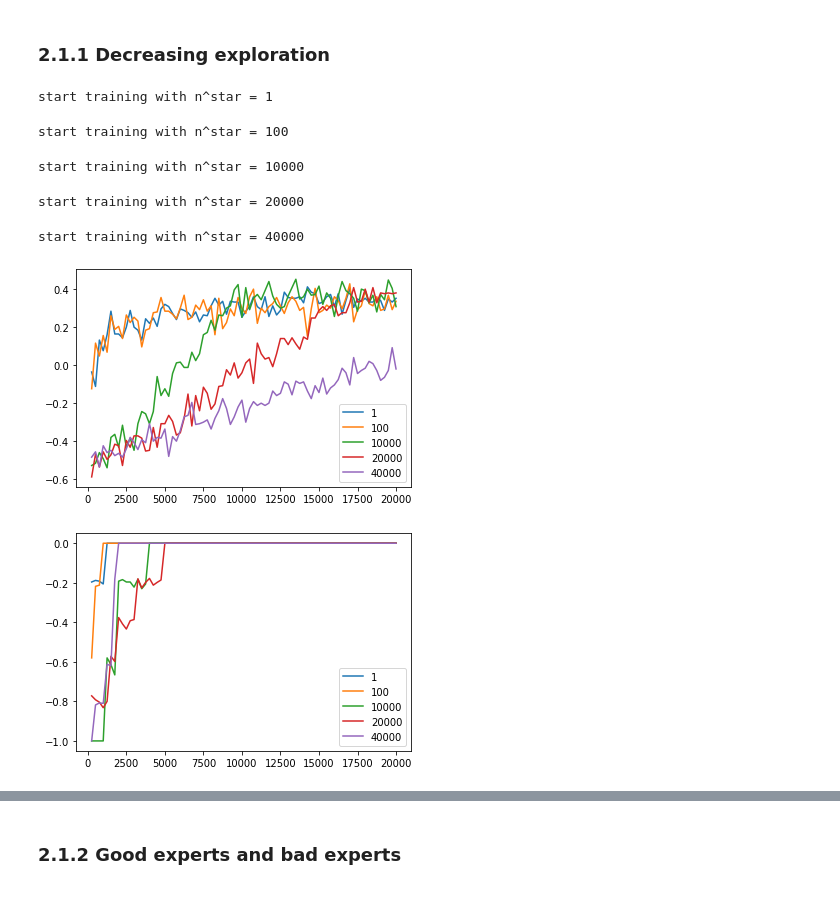
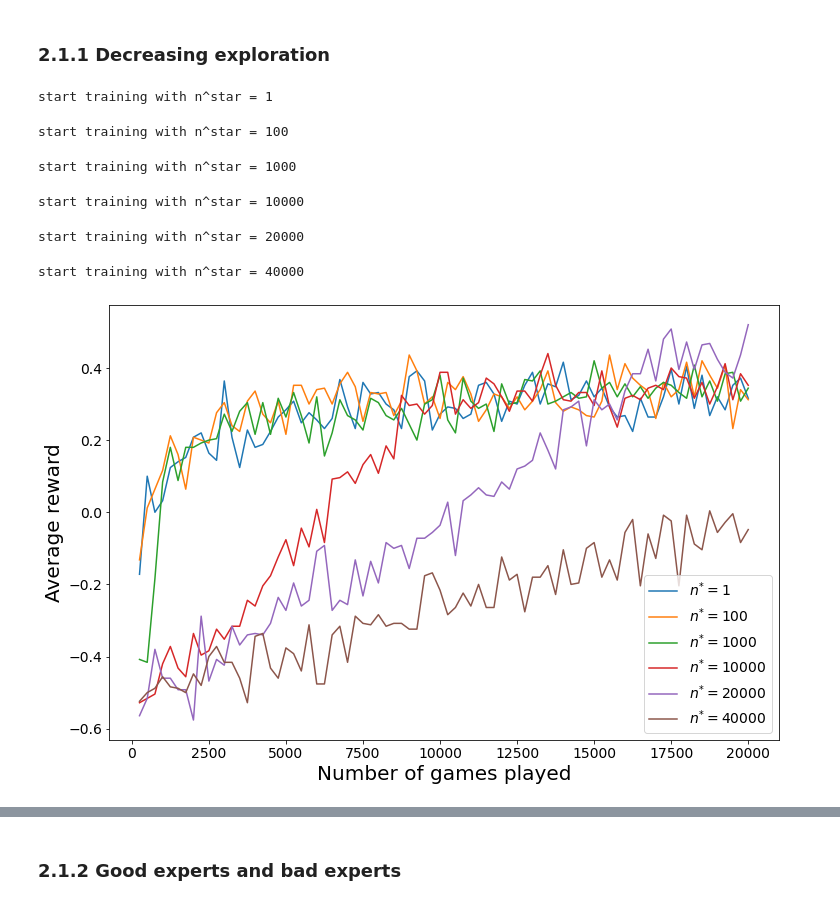
Before and after one commit to hibetterheyj/CS-456_RL_Project, a Jupyter notebook: tic_tac_toe_q_learning.ipynb, the cells around one changed output, grey strips where cells are left out. Saved outputs shown, nothing was run; the diff lists cells and outputs as text; code cells hidden in the pictures.

```diff
--- a/tic_tac_toe_q_learning.ipynb
+++ b/tic_tac_toe_q_learning.ipynb
@@ -296,7 +314,7 @@ def run_episode(agent1, agent2, env, switch: bool):
             grid, end, winner = env.step(move, print_grid=False)
     return winner, agent1, agent2
 # %%
-def eval(agent1, agent2, n_episode: int = 500) -> Dict:
+def compute_metrics(agent1, agent2, n_episode: int = 500) -> Dict:
     env = TictactoeEnv()
     win, los, draw = 0, 0, 0
     res = []
@@ -327,11 +345,11 @@ def eval(agent1, agent2, n_episode: int = 500) -> Dict:
 
     return res_info
 # %%
-metric_dict = {'opt': 0.0, 'rand': 1.0}
-for (mode, epsilon) in metric_dict.items():
-    player_opt = OptimalPlayer(epsilon=0.)
-    player_baseline = OptimalPlayer(epsilon=epsilon)
-    res_info = eval(player_opt, player_baseline)
+# metric_dict = {'opt': 0.0, 'rand': 1.0}
+# for (mode, epsilon) in metric_dict.items():
+#     player_opt = OptimalPlayer(epsilon=0.)
+#     player_baseline = OptimalPlayer(epsilon=epsilon)
+#     res_info = eval(player_opt, player_baseline)
 
-    print("# Eval with Opt({})".format(epsilon))
-    print('M{} = {}, Draw rate = {}'.format(mode, res_info['metric'], res_info['draw_rate']))
+#     print("# Eval with Opt({})".format(epsilon))
+#     print('M{} = {}, Draw rate = {}'.format(mode, res_info['metric'], res_info['draw_rate']))
@@ -379,6 +390,7 @@ for i in tqdm(range(20000)):
     player_opt_for_train = OptimalPlayer(epsilon=0.5, player=Turns[0])
     player_qlearning.player = Turns[1]
 
+    first_step = True
     while not end:
         if env.current_player == player_qlearning.player:
             move = player_qlearning.act(grid)
@@ -388,13 +400,14 @@ for i in tqdm(range(20000)):
         grid, end, winner = env.step(move, print_grid=False)
         reward = env.reward(player_qlearning.player)
 
-        special_case = np.sum(grid == 1) == 1 and np.sum(grid == 0) == 8
-        if (env.current_player == player_qlearning.player or end) and not special_case:
+        if (env.current_player == player_qlearning.player or end) and not first_step:
             player_qlearning.update_q(
                 reward=reward,
                 grid=grid,
                 is_end=end,
             )
+
+        first_step = False
 
         if end:
             reward_record.append(env.reward(player=player_qlearning.player))
@@ -421,7 +438,7 @@ Turns_even = np.array(["O", "X"])
 player_opt = OptimalPlayer(epsilon=0)
 player_rand = OptimalPlayer(epsilon=1)
 
-n_star_list = [1, 100, 10000, 20000, 40000]
+n_star_list = [1, 100, 1000, 10000, 20000, 40000]
 avg_reward_record_dict = {}
 metrics_dict = {"M_opt": {}, "M_rand": {}}
 for n_star in n_star_list:
@@ -445,6 +462,7 @@ for n_star in n_star_list:
         player_opt_for_train = OptimalPlayer(epsilon=0.5, player=Turns[0])
         player_qlearning.player = Turns[1]
 
+        first_step = True
         while not end:
             if env.current_player == player_qlearning.player:
                 move = player_qlearning.act(grid, n=i + 1)
@@ -454,15 +472,16 @@ for n_star in n_star_list:
             grid, end, winner = env.step(move, print_grid=False)
             reward = env.reward(player_qlearning.player)
 
-            special_case = np.sum(grid == 1) == 1 and np.sum(grid == 0) == 8
             if (
                 env.current_player == player_qlearning.player or end
-            ) and not special_case:
+            ) and not first_step:
                 player_qlearning.update_q(
                     reward=reward,
                     grid=grid,
                     is_end=end,
                 )
+
+            first_step = False
 
             if end:
                 reward_record.append(env.reward(player=player_qlearning.player))
@@ -473,9 +492,9 @@ for n_star in n_star_list:
 
                     player_qlearning.epsilon_min = 0
                     player_qlearning.epsilon_max = 0
-                    res_info = eval(player_qlearning, player_opt)
+                    res_info = compute_metrics(player_qlearning, player_opt)
                     metrics_record["M_opt"].update({i + 1: res_info["metric"]})
-                    res_info = eval(player_qlearning, player_rand)
+                    res_info = compute_metrics(player_qlearning, player_rand)
                     metrics_record["M_rand"].update({i + 1: res_info["metric"]})
                     player_qlearning.epsilon_min = 0.1
                     player_qlearning.epsilon_max = 0.8
@@ -486,26 +505,23 @@ for n_star in n_star_list:
 # %% [output]
 start training with n^star = 1
 start training with n^star = 100
-start training with n^star = 10000
+start training with n^star = 1000
-start training with n^star = 20000
+start training with n^star = 10000
-start training with n^star = 40000
+start training with n^star = 20000
+start training with n^star = 40000
 # %%
+plt.figure(figsize=(12, 8))
+
 for n_star in n_star_list:
     game_idx = list(avg_reward_record_dict[n_star].keys())
     avg_rewards = list(avg_reward_record_dict[n_star].values())
-    plt.plot(game_idx,avg_rewards,label = str(n_star))
+    plt.plot(game_idx,avg_rewards,label = "$n^{*}=$"+str(n_star))
 
 plt.legend()
+plt.xlabel("Number of games played")
+plt.ylabel("Average reward")
+
+plt.savefig("plot/question2.pdf",dpi=300)
 plt.show()
 # %% [output]
-[figure, old version]
+[figure, new version]
-# %%
-for n_star in n_star_list:
-    game_idx = list(metrics_dict["M_opt"][n_star].keys())
-    avg_rewards = list(metrics_dict["M_opt"][n_star].values())
-    plt.plot(game_idx,avg_rewards,label = str(n_star))
-
-plt.legend()
-plt.show()
-# %% [output]
-[figure, removed]
```
Also changed, not shown: parts of 31 cells of this notebook.
